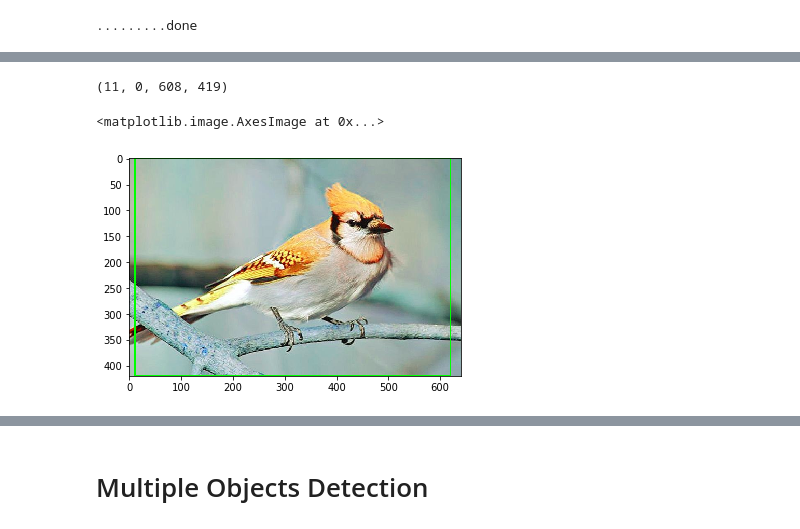
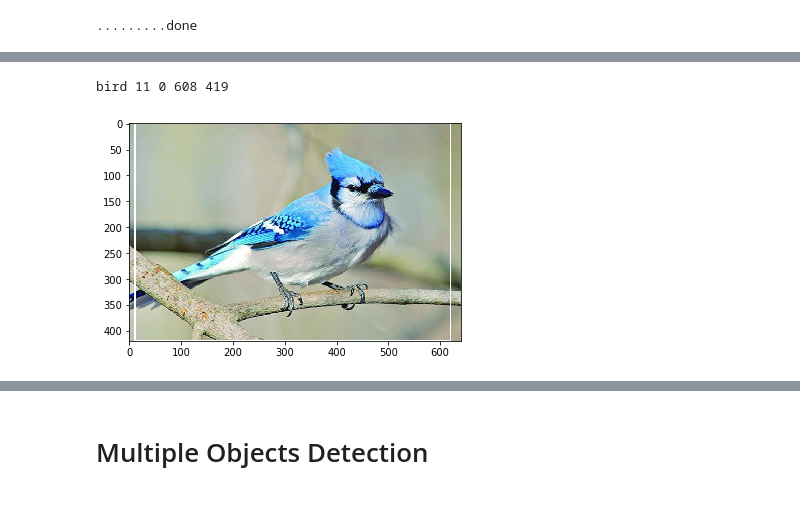
Before and after one commit to lingruiluo/ml5_ipynb, a Jupyter notebook: examples/Object Detection using YOLO.ipynb, the cells around one changed output, grey strips where cells are left out. Drawn from its saved outputs; the diff is of its cells as text; code cells hidden in the pictures.

Commit message:
replace with draw bounding box function

```diff
--- a/examples/Object Detection using YOLO.ipynb
+++ b/examples/Object Detection using YOLO.ipynb
@@ -62,16 +46,5 @@ plt.imshow(cv2.cvtColor(un_img, cv2.COLOR_BGR2RGB))
-# %%
-normalized_x = int(detect_result['normalized']['x']*width)
-normalized_y = int(detect_result['normalized']['y']*height)
-normalized_w = int(detect_result['normalized']['width']*width)
-normalized_h = int(detect_result['normalized']['height']*height)
-normalized_x,normalized_y,normalized_w,normalized_h
-# %% [output]
-(11, 0, 608, 419)
-# %%
-normalized_img = img_rgba.copy()
-normalized_img = cv2.rectangle(normalized_img,(normalized_x,normalized_y),
-                    (normalized_x+normalized_w,normalized_y+normalized_h),(0,255,0),2)
-plt.imshow(cv2.cvtColor(normalized_img, cv2.COLOR_BGR2RGB))
-# %% [output]
-<matplotlib.image.AxesImage at 0x...>
-[figure, removed]
+# %%
+model1.draw_bounding_box(img_rgba)
+# %% [output]
+bird 11 0 608 419
+[figure, added]
```
Also changed, not shown: parts of 14 cells of this notebook.
